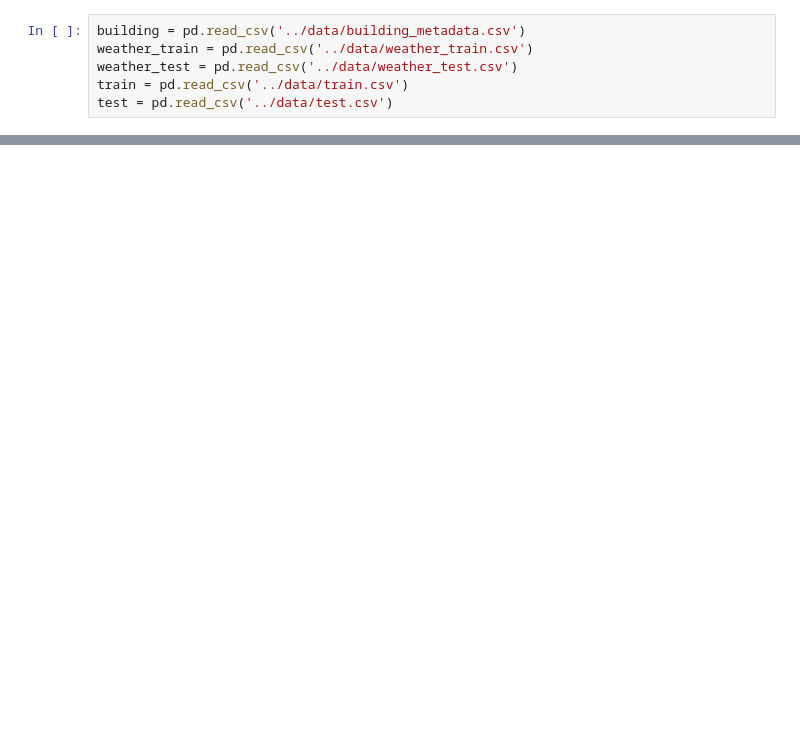
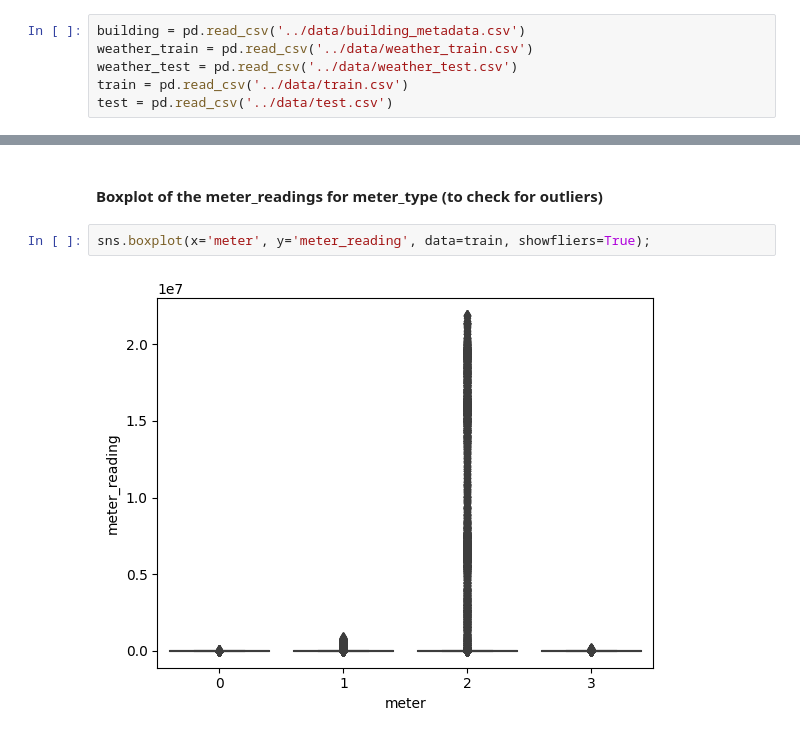
Before and after one commit to sharad5/EnergyPrediction-ASHRAE, a Jupyter notebook: code/EDA + Data Treatment (Sharad).ipynb, the cells around one changed output, grey strips where cells are left out. Saved outputs shown, nothing was run; the diff lists cells and outputs as text; blank space fills up the shorter version.

Commit message:
Updated EDA and Data Treatment

```diff
--- a/code/EDA + Data Treatment (Sharad).ipynb
+++ b/code/EDA + Data Treatment (Sharad).ipynb
@@ -11,0 +180,6 @@ test = pd.read_csv('../data/test.csv')
+# %% [markdown]
+#### Boxplot of the meter_readings for meter_type (to check for outliers)
+# %%
+sns.boxplot(x='meter', y='meter_reading', data=train, showfliers=True);
+# %% [output]
+[figure, added]
```
Also changed, not shown: parts of 40 cells of this notebook.
